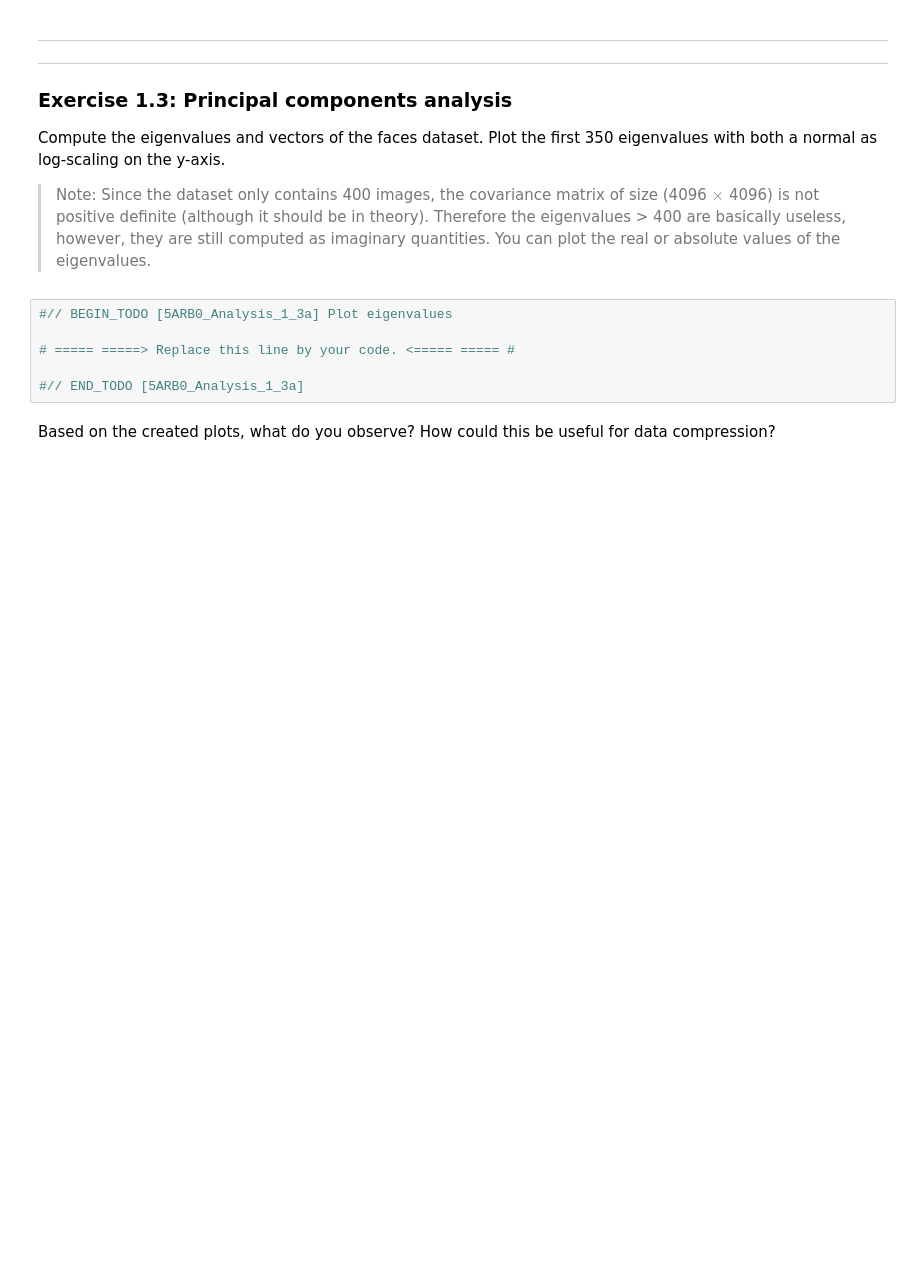
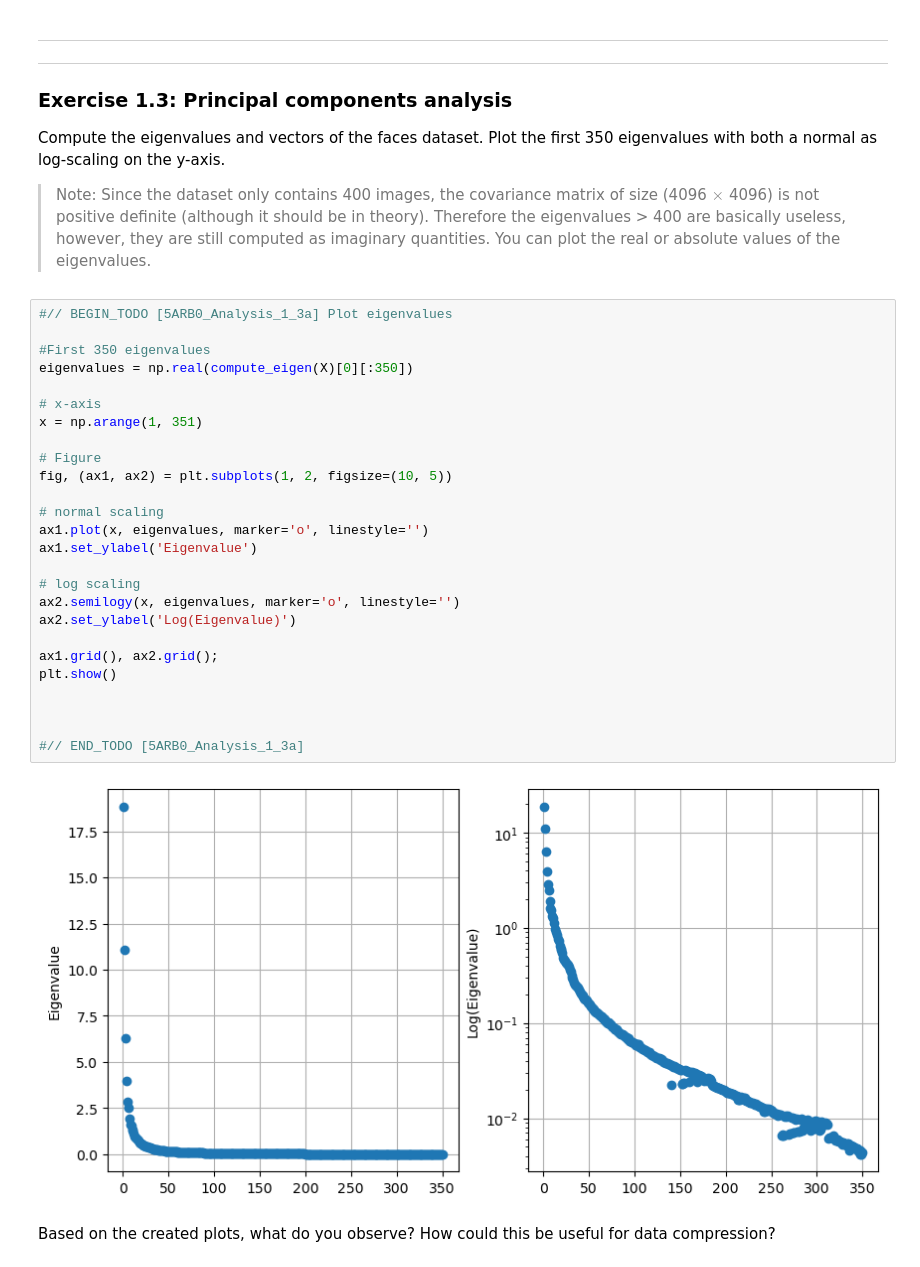
Before and after one commit to ThijmenG/5ARB0_git, a Jupyter notebook: analysis-group11.ipynb, the cells around one changed output. Saved outputs shown, nothing was run; the diff lists cells and outputs as text; blank space fills up the shorter version.

Commit message:
Plotted the eigenvalues of the faces dataset

```diff
--- a/analysis-group11.ipynb
+++ b/analysis-group11.ipynb
@@ -181,12 +186,34 @@ plot_faces(X)
 Compute the eigenvalues and vectors of the faces dataset. Plot the first 350 eigenvalues with both a normal as log-scaling on the y-axis.
 
 > Note: Since the dataset only contains 400 images, the covariance matrix of size (4096 $\times$ 4096) is not positive definite (although it should be in theory). Therefore the eigenvalues > 400 are basically useless, however, they are still computed as imaginary quantities. You can plot the real or absolute values of the eigenvalues.
-# %%
-#// BEGIN_TODO [5ARB0_Analysis_1_3a] Plot eigenvalues
-
-# ===== =====> Replace this line by your code. <===== ===== #
-
-#// END_TODO [5ARB0_Analysis_1_3a]
+# %%
+#// BEGIN_TODO [5ARB0_Analysis_1_3a] Plot eigenvalues
+
+#First 350 eigenvalues
+eigenvalues = np.real(compute_eigen(X)[0][:350])
+
+# x-axis
+x = np.arange(1, 351)
+
+# Figure
+fig, (ax1, ax2) = plt.subplots(1, 2, figsize=(10, 5))
+
+# normal scaling
+ax1.plot(x, eigenvalues, marker='o', linestyle='')
+ax1.set_ylabel('Eigenvalue')
+
+# log scaling
+ax2.semilogy(x, eigenvalues, marker='o', linestyle='')
+ax2.set_ylabel('Log(Eigenvalue)')
+
+ax1.grid(), ax2.grid();
+plt.show()
+
+
+
+#// END_TODO [5ARB0_Analysis_1_3a]
+# %% [output]
+[figure, added]
 # %% [markdown]
 Based on the created plots, what do you observe? How could this be useful for data compression?
 # %% [markdown]
```
Also changed, not shown: parts of 3 cells of this notebook, 1 other file.
